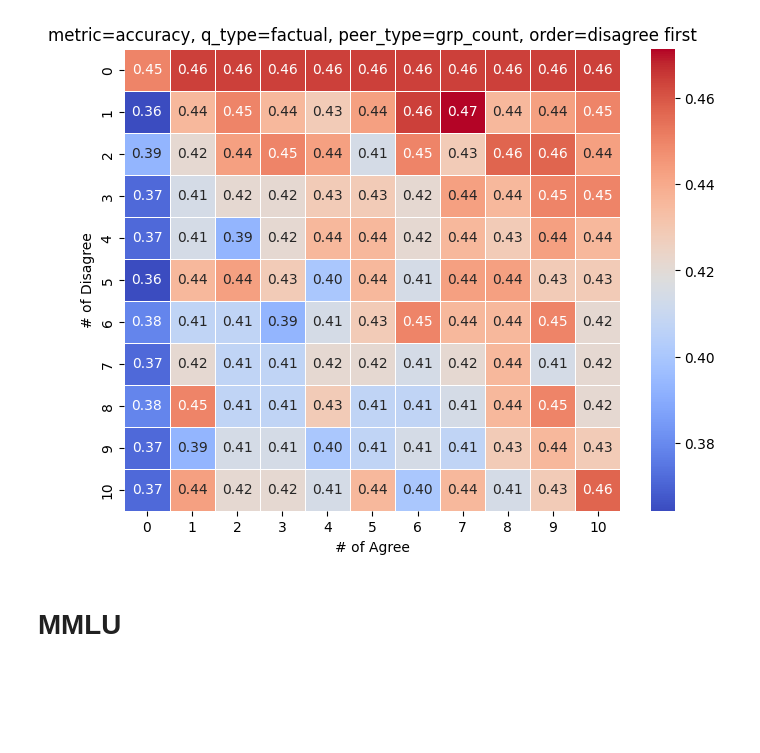
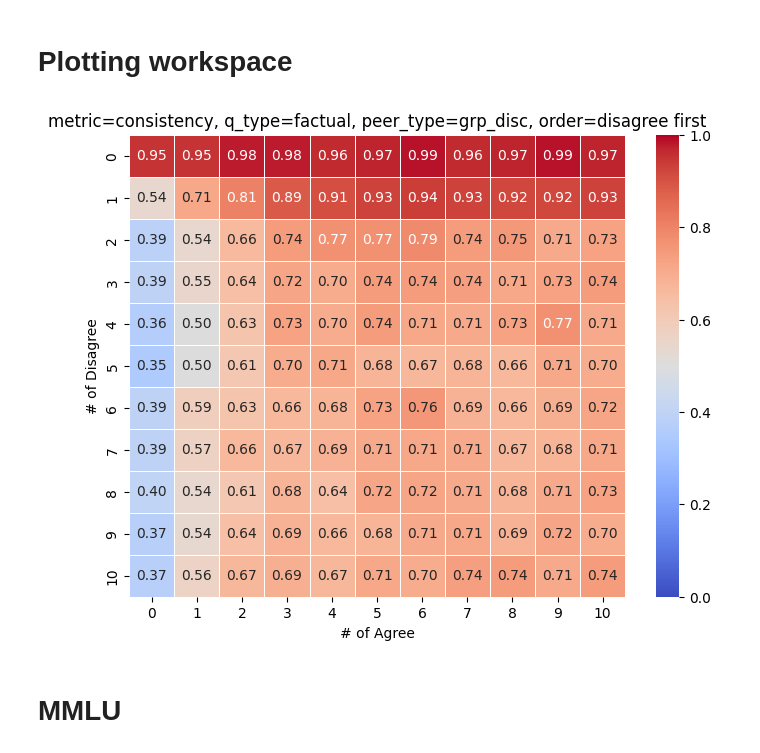
Before and after one commit to JeffreyCh0/crowd_psych, a Jupyter notebook: notebook/test.ipynb, the cells around one changed output. Drawn from its saved outputs; the diff is of its cells as text; code cells hidden in the pictures; blank space fills up the shorter version.

```diff
--- a/notebook/test.ipynb
+++ b/notebook/test.ipynb
@@ -18,13 +22,15 @@ import ast
+# %% [markdown]
+# Plotting workspace
 # %%
 PATH = '../data/MMLU-Pro/results/mmlu_one_2nd.pkl'
 results = pickle.load(open(PATH, 'rb'))
 accuracy = [r['r^org']==r['answer'] for r in results]
 conf = [r['p_r^org'] for r in results]
 # %%
-PATH = '../data/MMLU-Pro/results/mmlu_count_da.pkl'
-plot_from_file(PATH, metric = 'accuracy')
+PATH = '../data/MMLU-Pro/sample_results/mmlu_disc_da.pkl'
+plot_from_file(PATH, metric = 'consistency', vlimit=(0,1))
 # %% [output]
-[figure, old version]
+[figure, new version]
 # %% [markdown]
 # MMLU
 # %%
```
Also changed, not shown: parts of 10 cells of this notebook, 37 other files.
